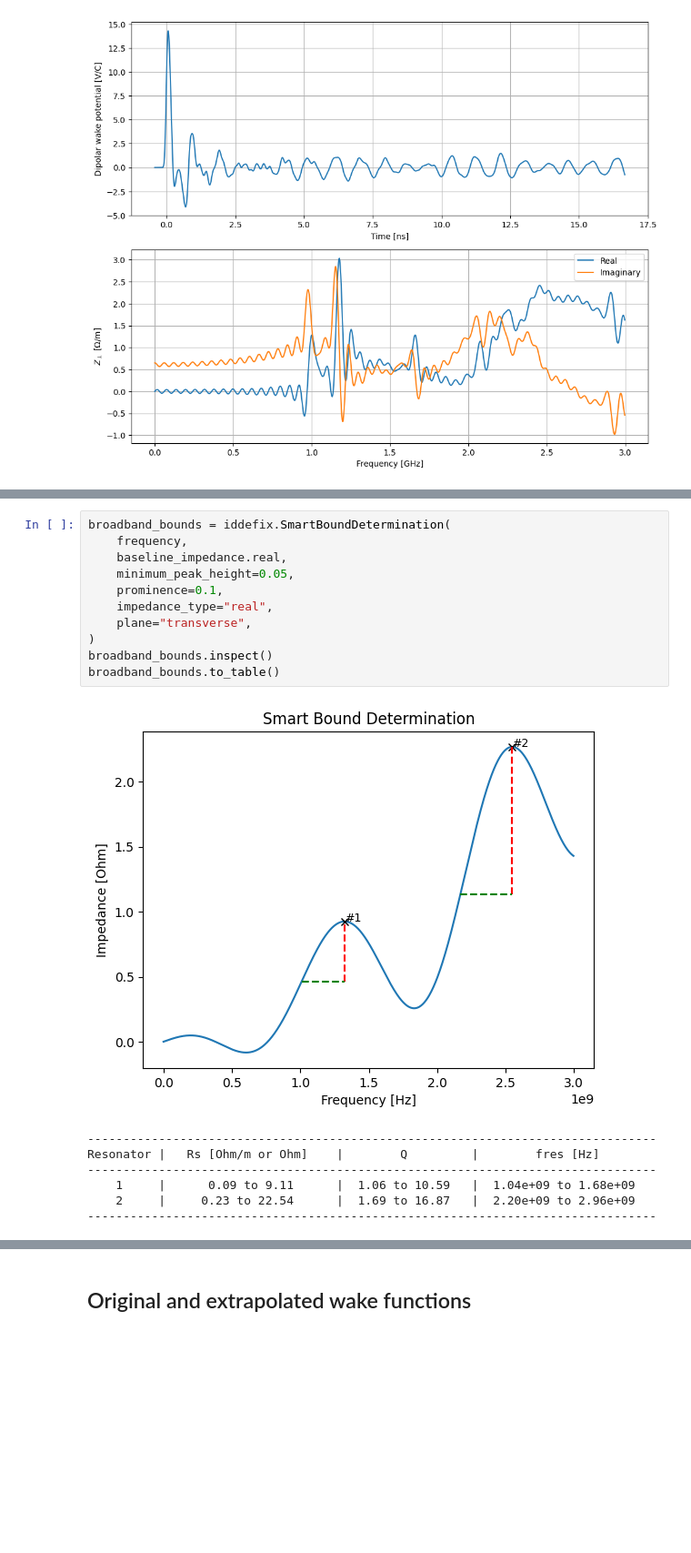
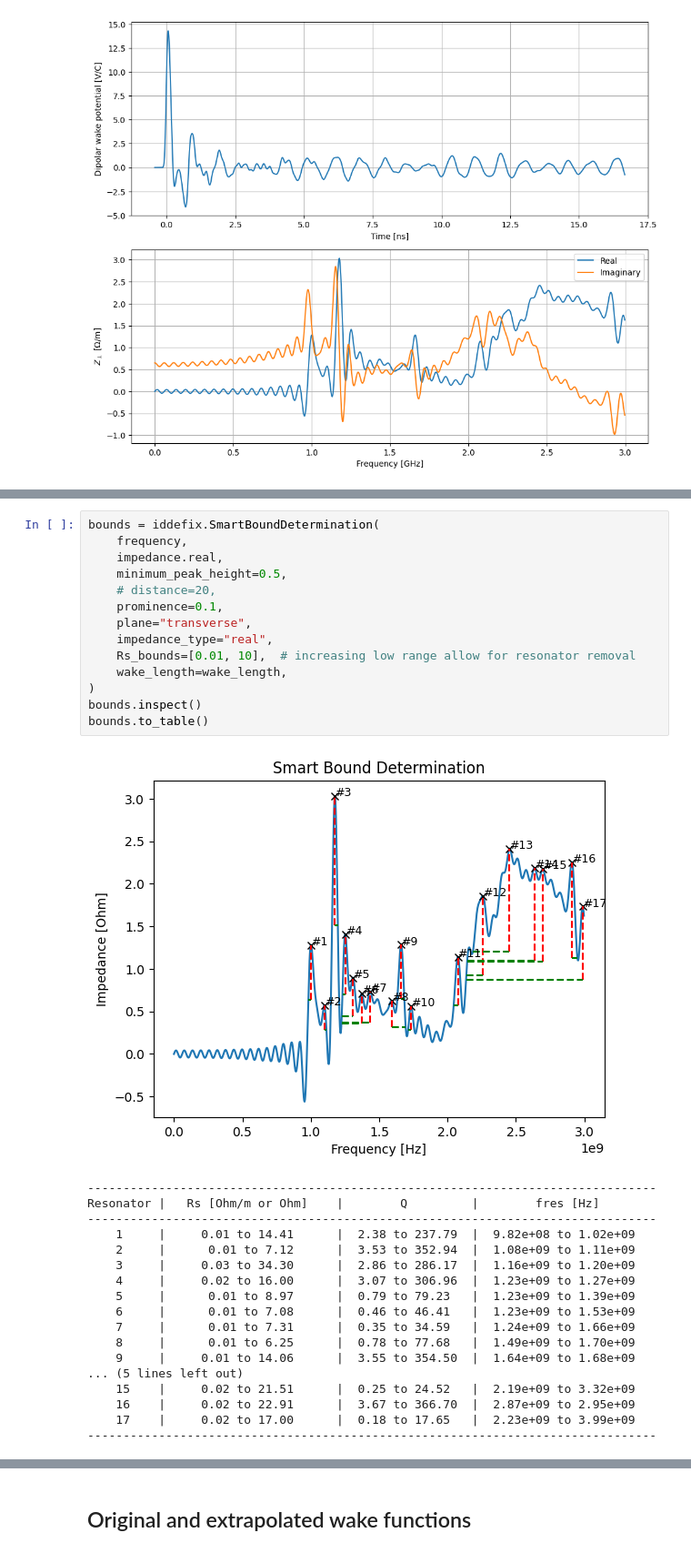
Before and after one commit to ImpedanCEI/IDDEFIX, a Jupyter notebook: examples/004b_sps_transition_impedance.ipynb, the cells around one changed output, grey strips where cells are left out. Shown at 91% size. Saved outputs shown, nothing was run; the diff lists cells and outputs as text; blank space fills up the shorter version.

```diff
--- a/examples/004b_sps_transition_impedance.ipynb
+++ b/examples/004b_sps_transition_impedance.ipynb
@@ -172,19 +76,33 @@ itself will not enter the optimizer.
 # %%
-broadband_bounds = iddefix.SmartBoundDetermination(
+bounds = iddefix.SmartBoundDetermination(
     frequency,
-    baseline_impedance.real,
-    minimum_peak_height=0.05,
+    impedance.real,
+    minimum_peak_height=0.5,
+    # distance=20,
     prominence=0.1,
+    plane="transverse",
     impedance_type="real",
-    plane="transverse",
+    Rs_bounds=[0.01, 10],  # increasing low range allow for resonator removal
+    wake_length=wake_length,
 )
-broadband_bounds.inspect()
-broadband_bounds.to_table()
+bounds.inspect()
+bounds.to_table()
 # %% [output]
-[figure, old version]
+[figure, new version]
 --------------------------------------------------------------------------------
 Resonator |   Rs [Ohm/m or Ohm]    |        Q         |        fres [Hz]
 --------------------------------------------------------------------------------
-    1     |      0.09 to 9.11      |  1.06 to 10.59   |  1.04e+09 to 1.68e+09
-    2     |     0.23 to 22.54      |  1.69 to 16.87   |  2.20e+09 to 2.96e+09
+    1     |     0.01 to 14.41      |  2.38 to 237.79  |  9.82e+08 to 1.02e+09
+    2     |      0.01 to 7.12      |  3.53 to 352.94  |  1.08e+09 to 1.11e+09
+    3     |     0.03 to 34.30      |  2.86 to 286.17  |  1.16e+09 to 1.20e+09
+    4     |     0.02 to 16.00      |  3.07 to 306.96  |  1.23e+09 to 1.27e+09
+    5     |      0.01 to 8.97      |  0.79 to 79.23   |  1.23e+09 to 1.39e+09
+    6     |      0.01 to 7.08      |  0.46 to 46.41   |  1.23e+09 to 1.53e+09
+    7     |      0.01 to 7.31      |  0.35 to 34.59   |  1.24e+09 to 1.66e+09
+    8     |      0.01 to 6.25      |  0.78 to 77.68   |  1.49e+09 to 1.70e+09
+    9     |     0.01 to 14.06      |  3.55 to 354.50  |  1.64e+09 to 1.68e+09
+... (5 lines left out)
+    15    |     0.02 to 21.51      |  0.25 to 24.52   |  2.19e+09 to 3.32e+09
+    16    |     0.02 to 22.91      |  3.67 to 366.70  |  2.87e+09 to 2.95e+09
+    17    |     0.02 to 17.00      |  0.18 to 17.65   |  2.23e+09 to 3.99e+09
 --------------------------------------------------------------------------------
```
Also changed, not shown: parts of 19 cells of this notebook, 3 other files.
